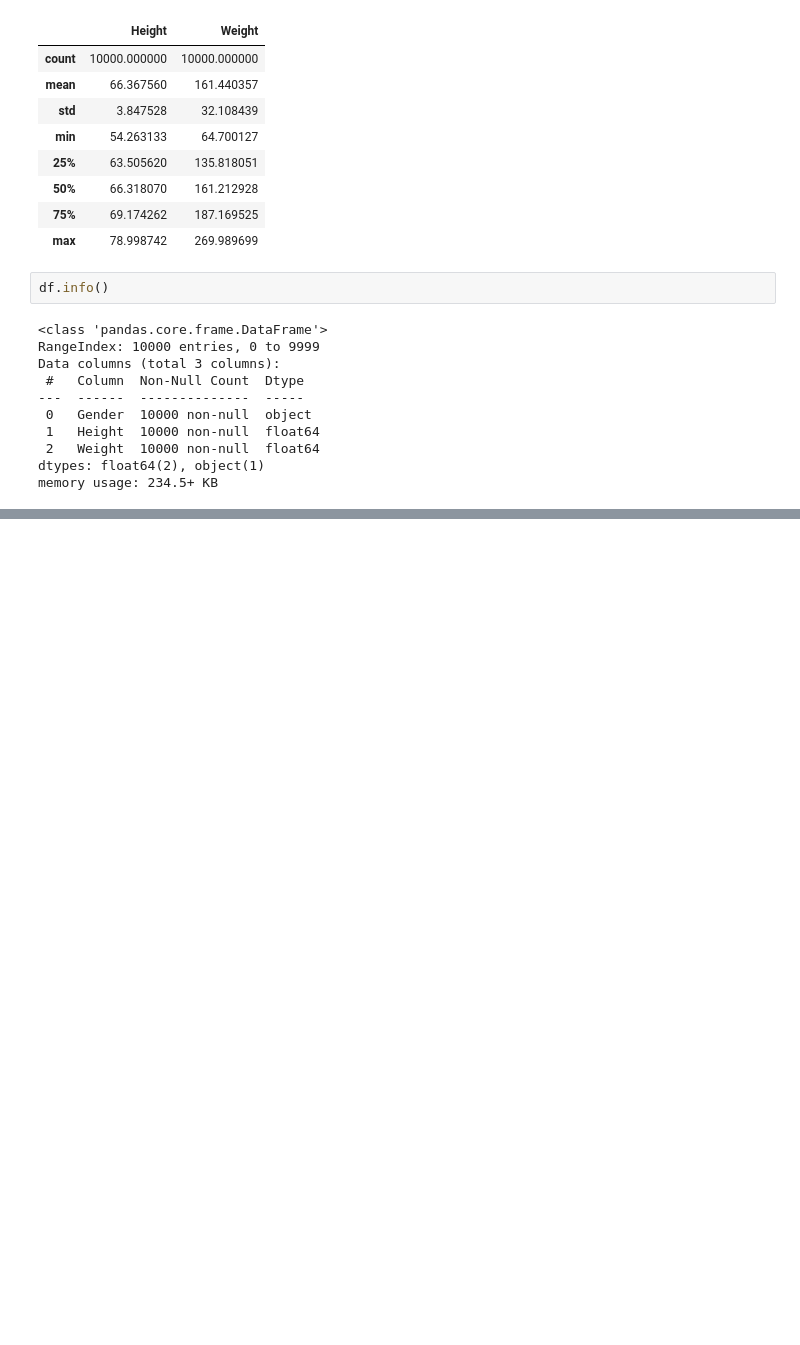
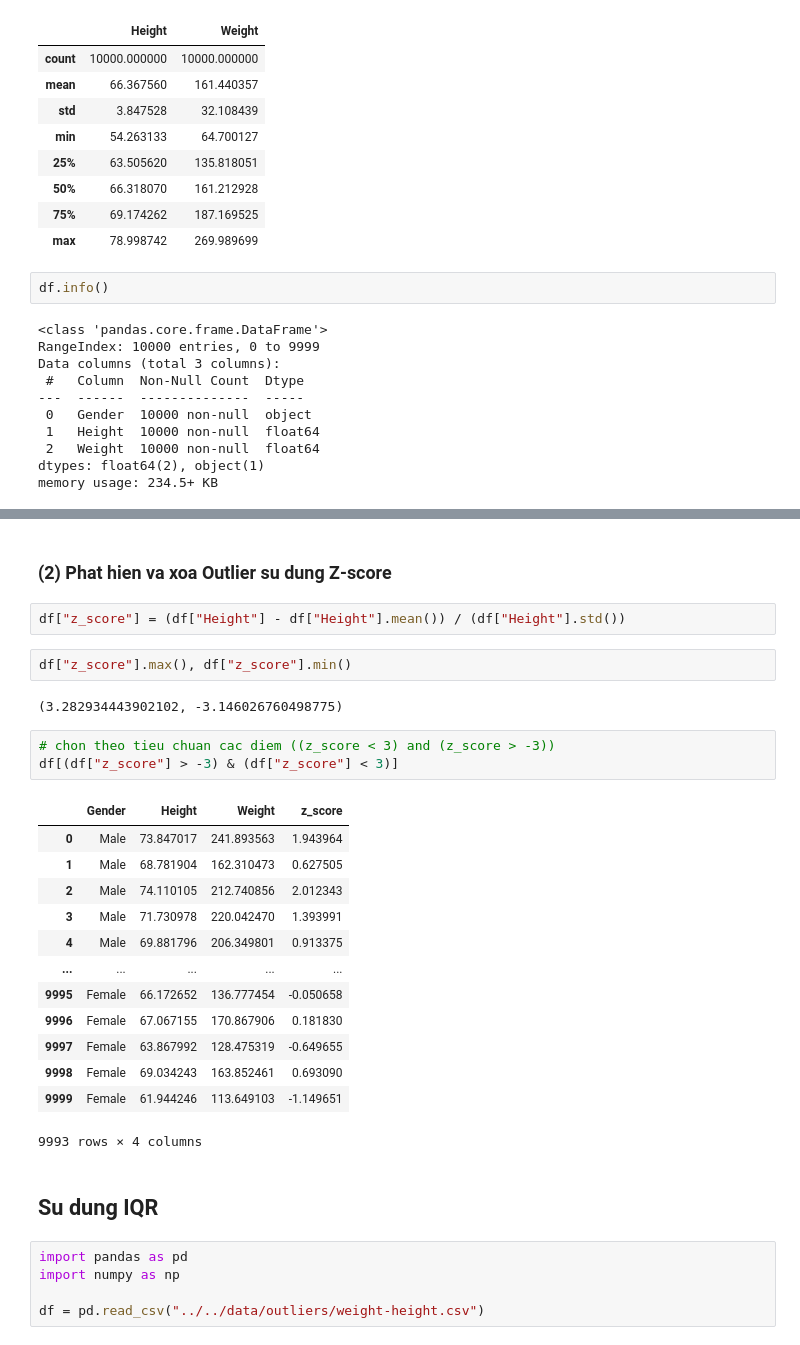
Before and after one commit to ngnambka00-github/eda-ml-practice, a Jupyter notebook: src/YB.Rin_Nguyen_Python/remove_outliers.ipynb, the cells around one changed output, grey strips where cells are left out. Drawn from its saved outputs; the diff is of its cells as text; blank space fills up the shorter version.

```diff
--- a/src/YB.Rin_Nguyen_Python/remove_outliers.ipynb
+++ b/src/YB.Rin_Nguyen_Python/remove_outliers.ipynb
@@ -42,0 +181,32 @@ memory usage: 234.5+ KB
+# %% [markdown]
+### (2) Phat hien va xoa Outlier su dung Z-score
+# %%
+df["z_score"] = (df["Height"] - df["Height"].mean()) / (df["Height"].std())
+# %%
+df["z_score"].max(), df["z_score"].min()
+# %% [output]
+(3.282934443902102, -3.146026760498775)
+# %%
+# chon theo tieu chuan cac diem ((z_score < 3) and (z_score > -3))
+df[(df["z_score"] > -3) & (df["z_score"] < 3)]
+# %% [output]
+|  | Gender | Height | Weight | z_score |
+| 0 | Male | 73.847017 | 241.893563 | 1.943964 |
+| 1 | Male | 68.781904 | 162.310473 | 0.627505 |
+| 2 | Male | 74.110105 | 212.740856 | 2.012343 |
+| 3 | Male | 71.730978 | 220.042470 | 1.393991 |
+| 4 | Male | 69.881796 | 206.349801 | 0.913375 |
+| ... | ... | ... | ... | ... |
+| 9995 | Female | 66.172652 | 136.777454 | -0.050658 |
+| 9996 | Female | 67.067155 | 170.867906 | 0.181830 |
+| 9997 | Female | 63.867992 | 128.475319 | -0.649655 |
+| 9998 | Female | 69.034243 | 163.852461 | 0.693090 |
+| 9999 | Female | 61.944246 | 113.649103 | -1.149651 |
+9993 rows × 4 columns
+# %% [markdown]
+## Su dung IQR
+# %%
+import pandas as pd
+import numpy as np
+
+df = pd.read_csv("../../data/outliers/weight-height.csv")
```
Also changed, not shown: parts of 22 cells of this notebook, 4 other files.
